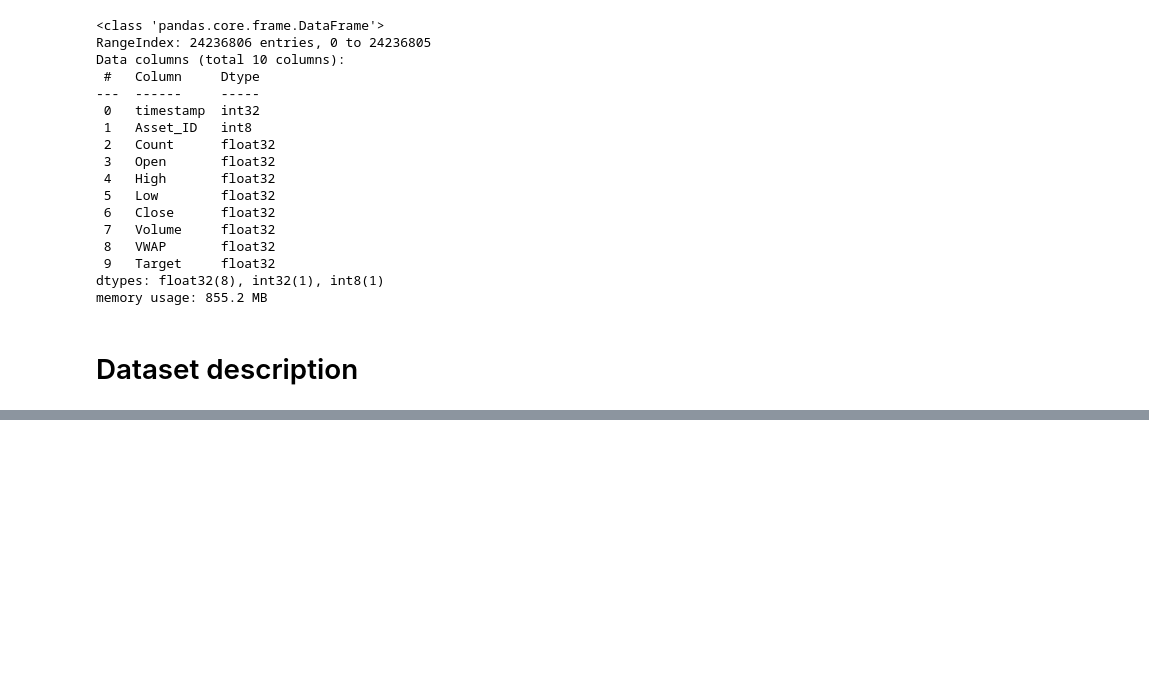
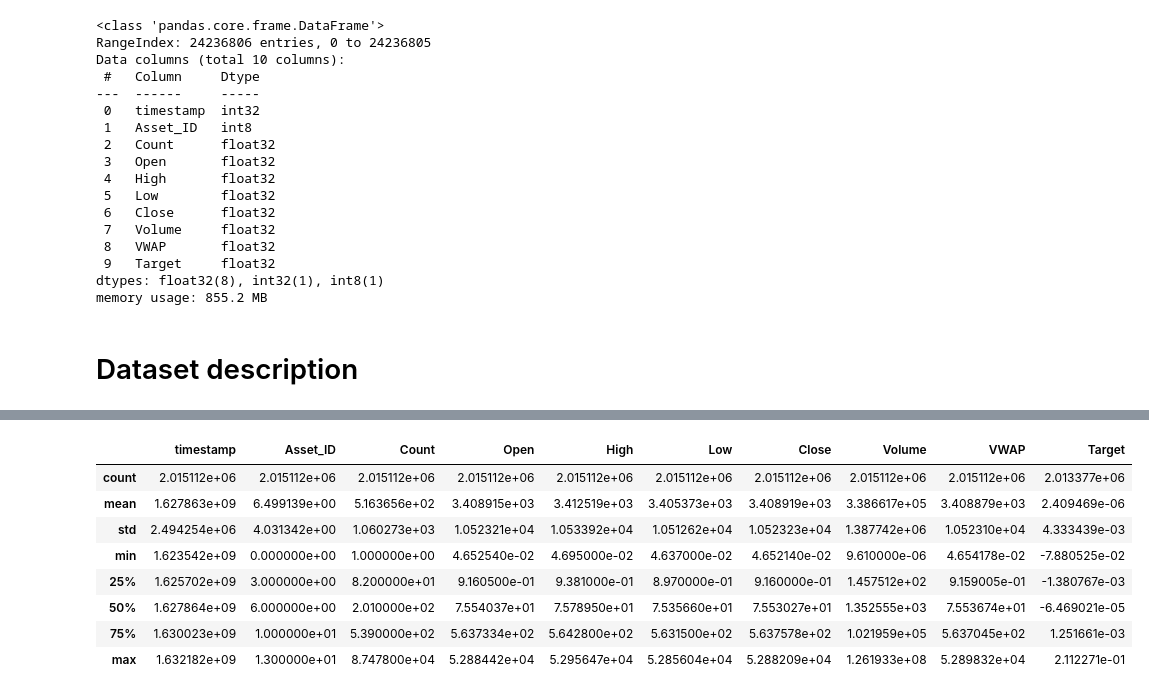
Before and after one commit to ArnaudMallet/crypto_pred, a Jupyter notebook: cryptodl.ipynb, the cells around one changed output, grey strips where cells are left out. Saved outputs shown, nothing was run; the diff lists cells and outputs as text; code cells hidden in the pictures; blank space fills up the shorter version.

```diff
--- a/cryptodl.ipynb
+++ b/cryptodl.ipynb
@@ -58,7 +58,7 @@ False
 # %%
 pd.set_option('display.max_rows', None)
 train_csv = pd.read_csv("train.csv")
-print(len(train_csv))
 test_csv = pd.read_csv("example_test.csv")
-print(len(test_csv))
 samples_submission_csv = pd.read_csv("example_sample_submission.csv")
+asset_csv = pd.read_csv("asset_details.csv")
+supplemental_train = pd.read_csv("supplemental_train.csv")
@@ -221,0 +181,13 @@ asset_csv
+# %%
+dtf_supplemental_train= supplemental_train.describe()
+dtf_supplemental_train
+# %% [output]
+|  | timestamp | Asset_ID | Count | Open | High | Low | Close | Volume | VWAP | Target |
+| count | 2.015112e+06 | 2.015112e+06 | 2.015112e+06 | 2.015112e+06 | 2.015112e+06 | 2.015112e+06 | 2.015112e+06 | 2.015112e+06 | 2.015112e+06 | 2.013377e+06 |
+| mean | 1.627863e+09 | 6.499139e+00 | 5.163656e+02 | 3.408915e+03 | 3.412519e+03 | 3.405373e+03 | 3.408919e+03 | 3.386617e+05 | 3.408879e+03 | 2.409469e-06 |
+| std | 2.494254e+06 | 4.031342e+00 | 1.060273e+03 | 1.052321e+04 | 1.053392e+04 | 1.051262e+04 | 1.052323e+04 | 1.387742e+06 | 1.052310e+04 | 4.333439e-03 |
+| min | 1.623542e+09 | 0.000000e+00 | 1.000000e+00 | 4.652540e-02 | 4.695000e-02 | 4.637000e-02 | 4.652140e-02 | 9.610000e-06 | 4.654178e-02 | -7.880525e-02 |
+| 25% | 1.625702e+09 | 3.000000e+00 | 8.200000e+01 | 9.160500e-01 | 9.381000e-01 | 8.970000e-01 | 9.160000e-01 | 1.457512e+02 | 9.159005e-01 | -1.380767e-03 |
+| 50% | 1.627864e+09 | 6.000000e+00 | 2.010000e+02 | 7.554037e+01 | 7.578950e+01 | 7.535660e+01 | 7.553027e+01 | 1.352555e+03 | 7.553674e+01 | -6.469021e-05 |
+| 75% | 1.630023e+09 | 1.000000e+01 | 5.390000e+02 | 5.637334e+02 | 5.642800e+02 | 5.631500e+02 | 5.637578e+02 | 1.021959e+05 | 5.637045e+02 | 1.251661e-03 |
+| max | 1.632182e+09 | 1.300000e+01 | 8.747800e+04 | 5.288442e+04 | 5.295647e+04 | 5.285604e+04 | 5.288209e+04 | 1.261933e+08 | 5.289832e+04 | 2.112271e-01 |
```
Also changed, not shown: parts of 37 cells of this notebook.
